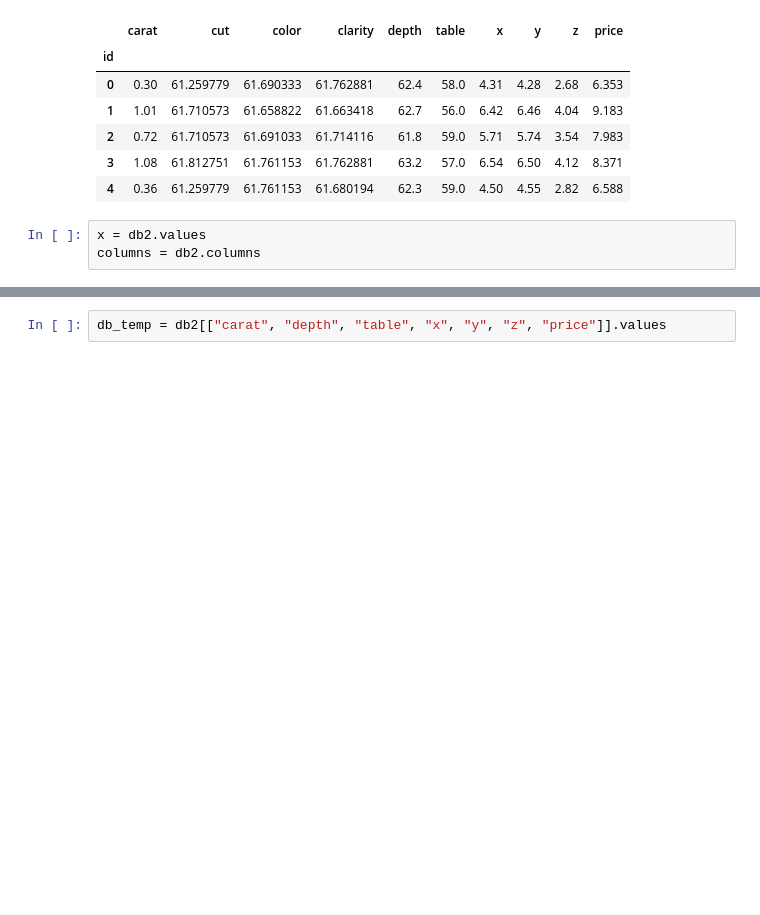
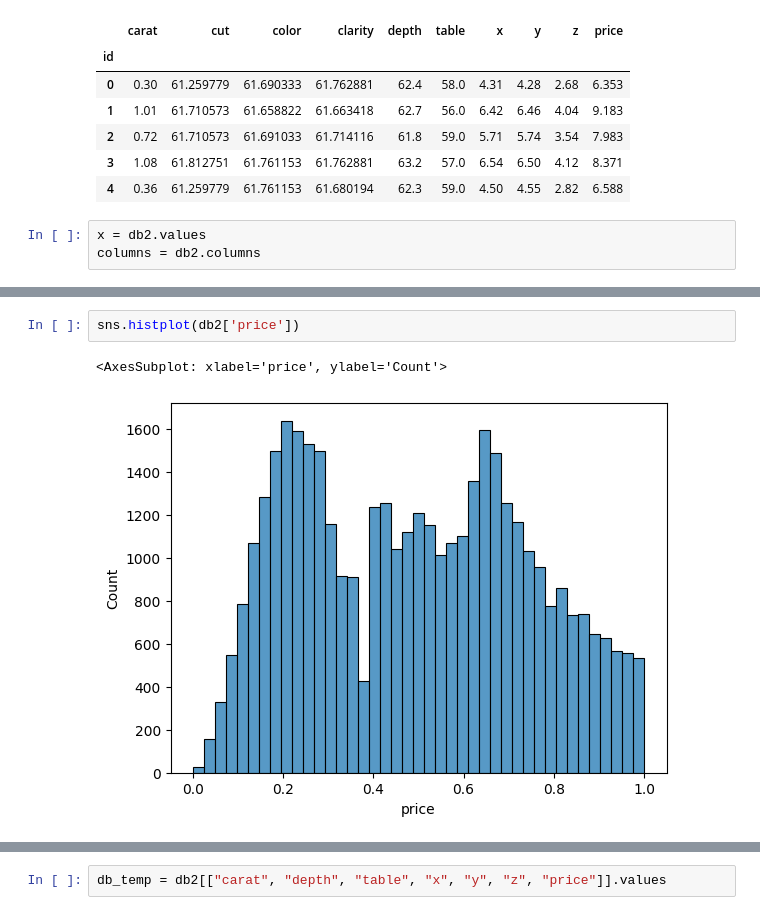
Before and after one commit to Lsdbot/Diamond, a Jupyter notebook: Data_preprocessing.ipynb, the cells around one changed output, grey strips where cells are left out. Drawn from its saved outputs; the diff is of its cells as text; blank space fills up the shorter version.

```diff
--- a/Data_preprocessing.ipynb
+++ b/Data_preprocessing.ipynb
@@ -114,0 +171,5 @@ db2.describe()
+# %%
+sns.histplot(db2['price'])
+# %% [output]
+<AxesSubplot: xlabel='price', ylabel='Count'>
+[figure, added]
```
Also changed, not shown: parts of 23 cells of this notebook.
